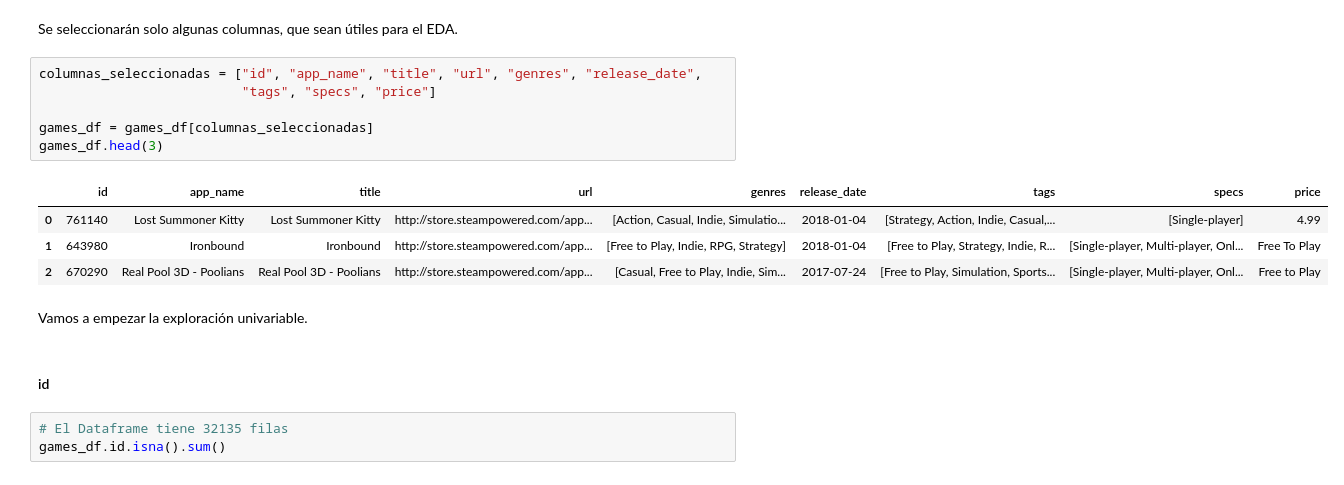
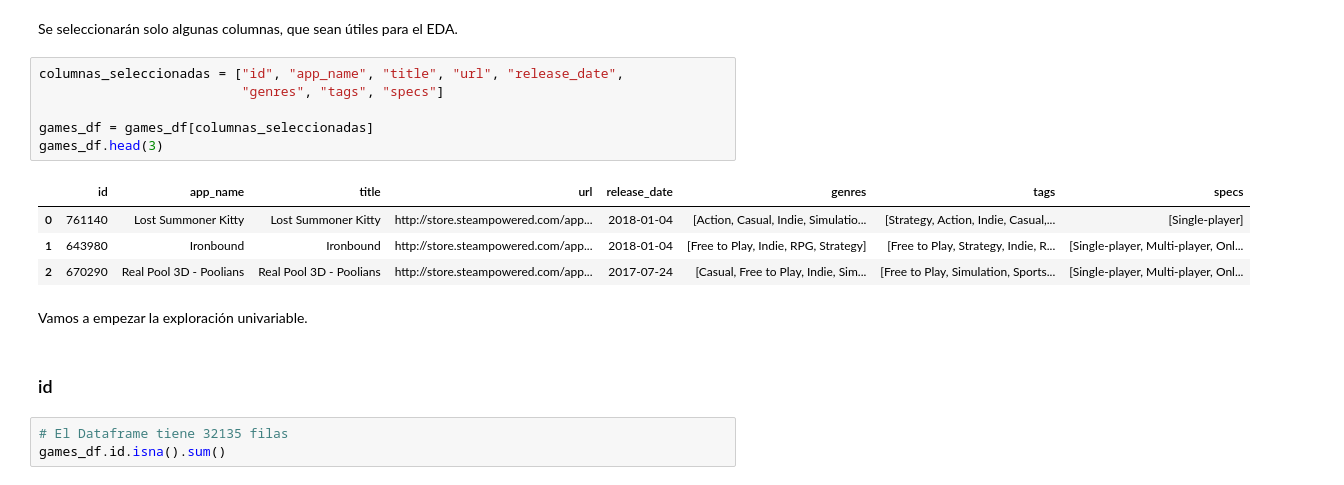
Before and after one commit to dsdrajlin/PI-MLOPs, a Jupyter notebook: EDA.ipynb, the cells around one changed output. Saved outputs shown, nothing was run; the diff lists cells and outputs as text.

Commit message:
Finalizado EDA steam_games

```diff
--- a/EDA.ipynb
+++ b/EDA.ipynb
@@ -121,20 +124,20 @@ memory usage: 3.2+ MB
 # %% [markdown]
 Se seleccionarán solo algunas columnas, que sean útiles para el EDA.
 # %%
-columnas_seleccionadas = ["id", "app_name", "title", "url", "genres", "release_date",
-                          "tags", "specs", "price"]
+columnas_seleccionadas = ["id", "app_name", "title", "url", "release_date",
+                          "genres", "tags", "specs"]
 
 games_df = games_df[columnas_seleccionadas]
 games_df.head(3)
 # %% [output]
-|  | id | app_name | title | url | genres | release_date | tags | specs | price |
-| 0 | 761140 | Lost Summoner Kitty | Lost Summoner Kitty | http://store.steampowered.com/app... | [Action, Casual, Indie, Simulatio... | 2018-01-04 | [Strategy, Action, Indie, Casual,... | [Single-player] | 4.99 |
-| 1 | 643980 | Ironbound | Ironbound | http://store.steampowered.com/app... | [Free to Play, Indie, RPG, Strategy] | 2018-01-04 | [Free to Play, Strategy, Indie, R... | [Single-player, Multi-player, Onl... | Free To Play |
-| 2 | 670290 | Real Pool 3D - Poolians | Real Pool 3D - Poolians | http://store.steampowered.com/app... | [Casual, Free to Play, Indie, Sim... | 2017-07-24 | [Free to Play, Simulation, Sports... | [Single-player, Multi-player, Onl... | Free to Play |
+|  | id | app_name | title | url | release_date | genres | tags | specs |
+| 0 | 761140 | Lost Summoner Kitty | Lost Summoner Kitty | http://store.steampowered.com/app... | 2018-01-04 | [Action, Casual, Indie, Simulatio... | [Strategy, Action, Indie, Casual,... | [Single-player] |
+| 1 | 643980 | Ironbound | Ironbound | http://store.steampowered.com/app... | 2018-01-04 | [Free to Play, Indie, RPG, Strategy] | [Free to Play, Strategy, Indie, R... | [Single-player, Multi-player, Onl... |
+| 2 | 670290 | Real Pool 3D - Poolians | Real Pool 3D - Poolians | http://store.steampowered.com/app... | 2017-07-24 | [Casual, Free to Play, Indie, Sim... | [Free to Play, Simulation, Sports... | [Single-player, Multi-player, Onl... |
 # %% [markdown]
 Vamos a empezar la exploración univariable.
 # %% [markdown]
-#### id
+### id
 # %%
 # El Dataframe tiene 32135 filas
 games_df.id.isna().sum()
```
Also changed, not shown: parts of 87 cells of this notebook, 1 other file.
